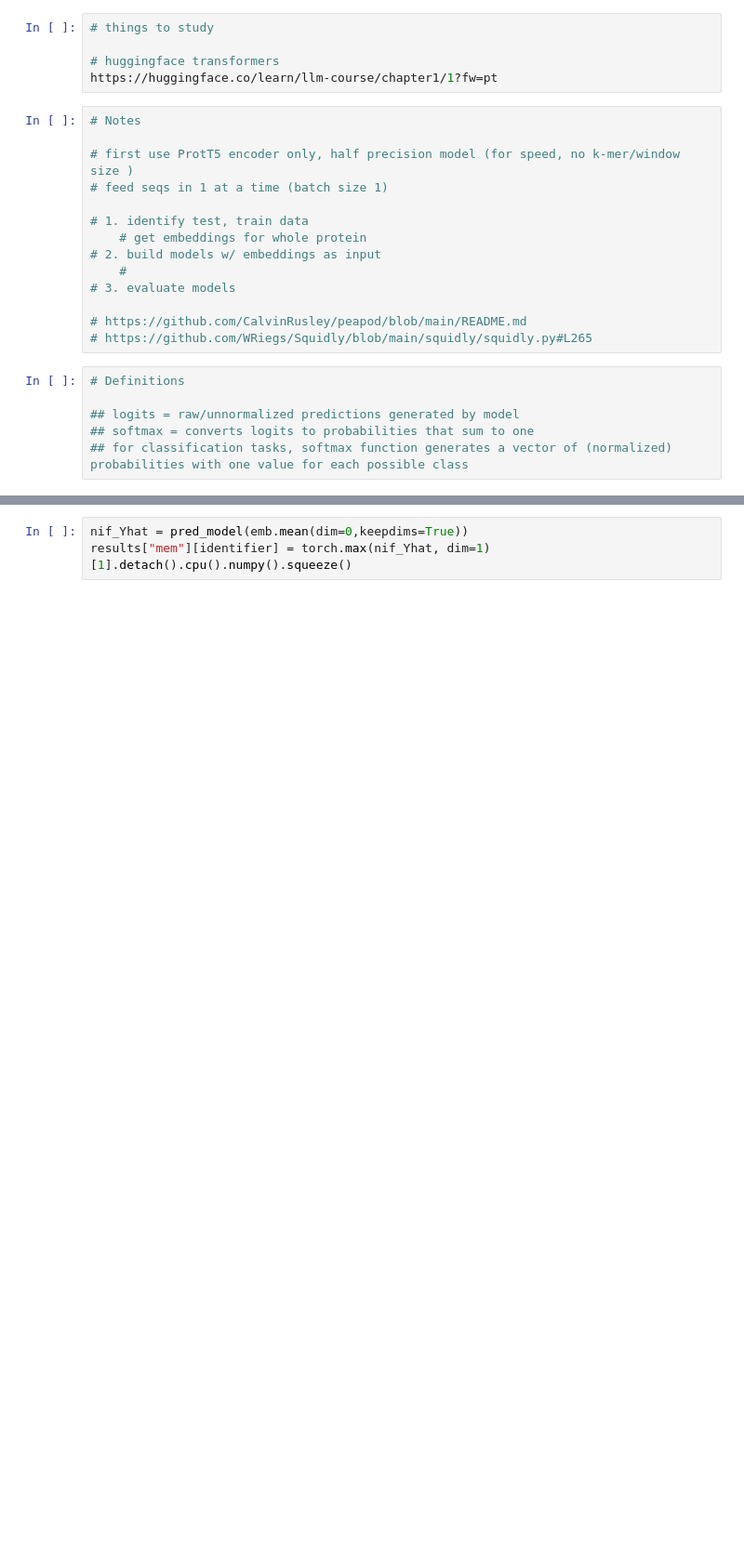
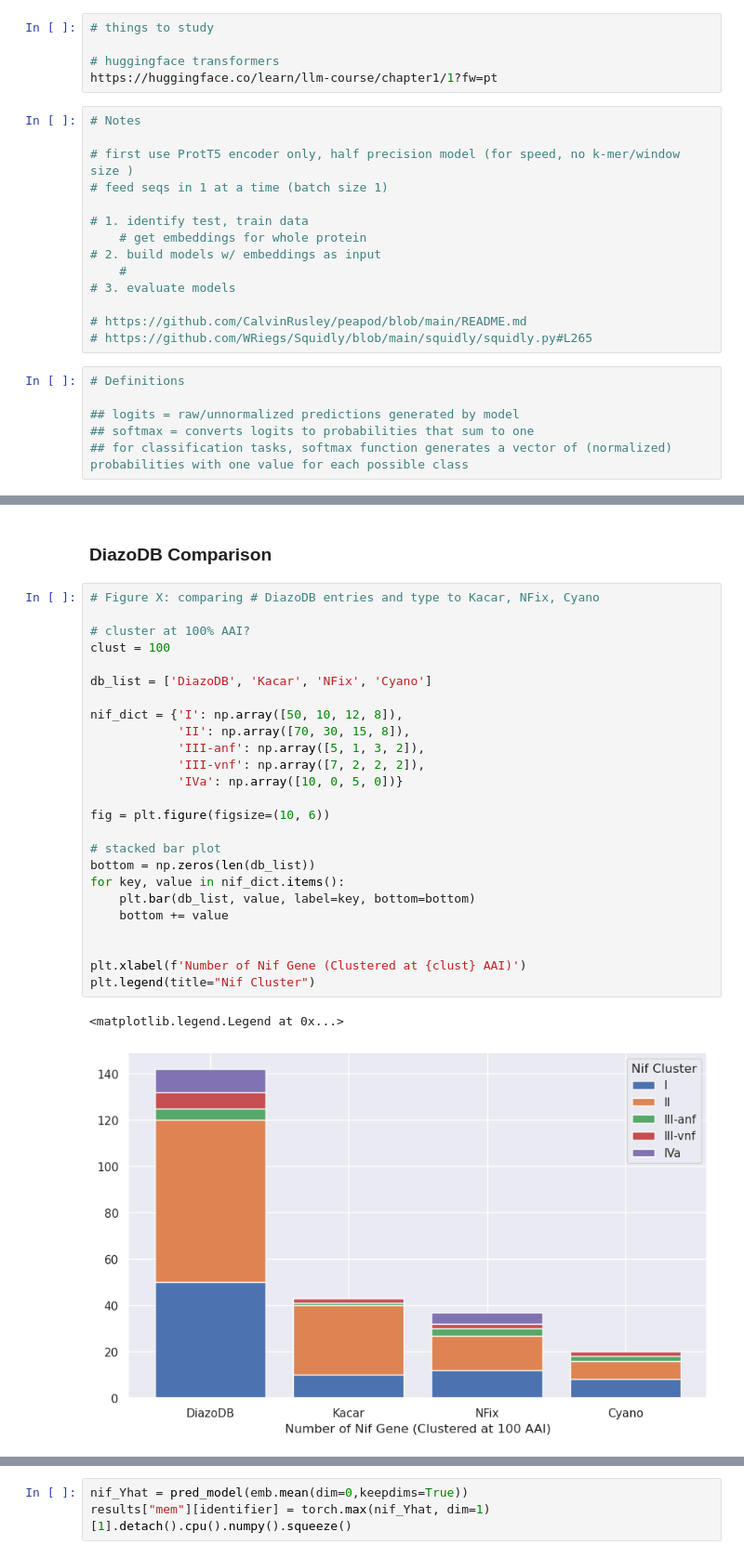
Before and after one commit to zshivji/ResidueImportance, a Jupyter notebook: MSA-compare.ipynb, the cells around one changed output, grey strips where cells are left out. Shown at 93% size. Saved outputs shown, nothing was run; the diff lists cells and outputs as text; blank space fills up the shorter version.

```diff
--- a/MSA-compare.ipynb
+++ b/MSA-compare.ipynb
@@ -217,0 +249,30 @@ df.to_csv("data/metadata.tsv", sep="\t", index=False)
+# %% [markdown]
+### DiazoDB Comparison
+# %%
+# Figure X: comparing # DiazoDB entries and type to Kacar, NFix, Cyano
+
+# cluster at 100% AAI?
+clust = 100
+
+db_list = ['DiazoDB', 'Kacar', 'NFix', 'Cyano']
+
+nif_dict = {'I': np.array([50, 10, 12, 8]),
+            'II': np.array([70, 30, 15, 8]),
+            'III-anf': np.array([5, 1, 3, 2]),
+            'III-vnf': np.array([7, 2, 2, 2]),
+            'IVa': np.array([10, 0, 5, 0])}
+
+fig = plt.figure(figsize=(10, 6))
+
+# stacked bar plot
+bottom = np.zeros(len(db_list))
+for key, value in nif_dict.items():
+    plt.bar(db_list, value, label=key, bottom=bottom)
+    bottom += value
+
+
+plt.xlabel(f'Number of Nif Gene (Clustered at {clust} AAI)')
+plt.legend(title="Nif Cluster")
+# %% [output]
+<matplotlib.legend.Legend at 0x...>
+[figure, added]
```
Also changed, not shown: parts of 21 cells of this notebook, 19 other files.
